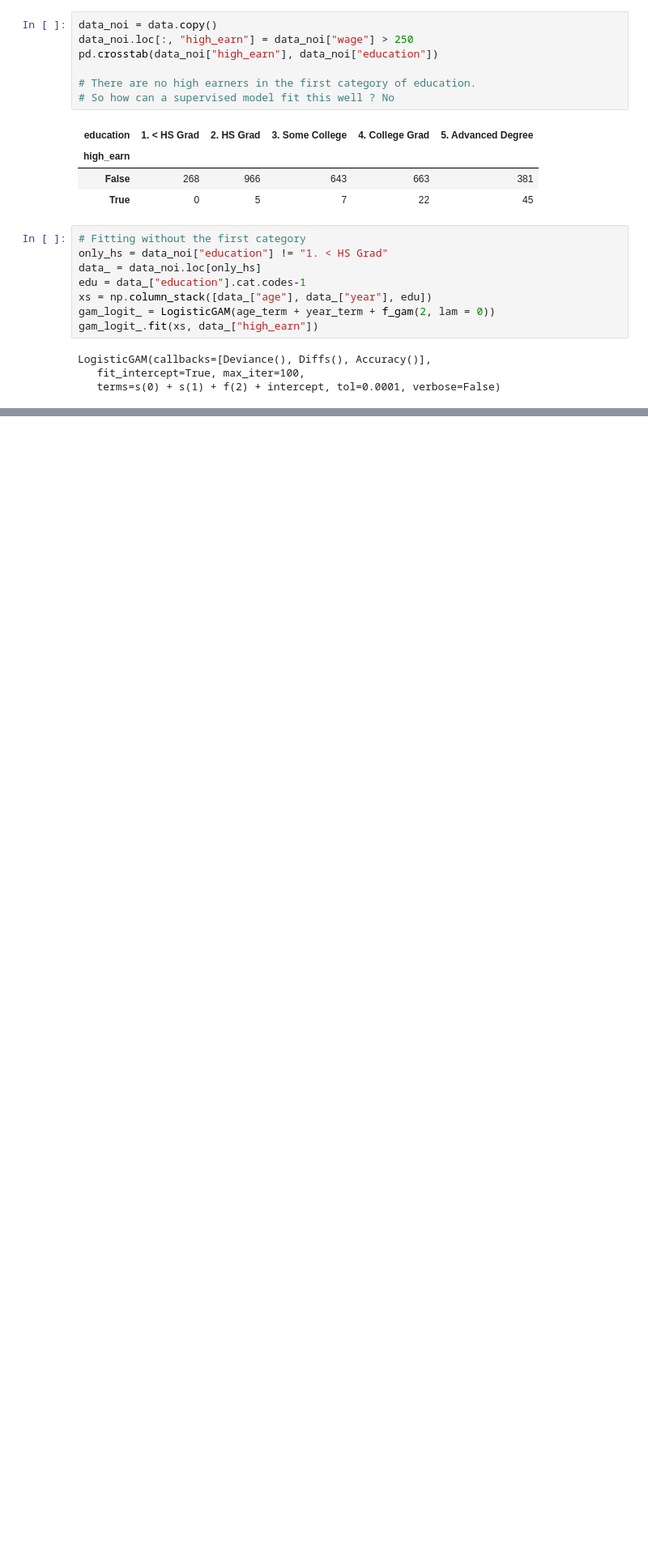
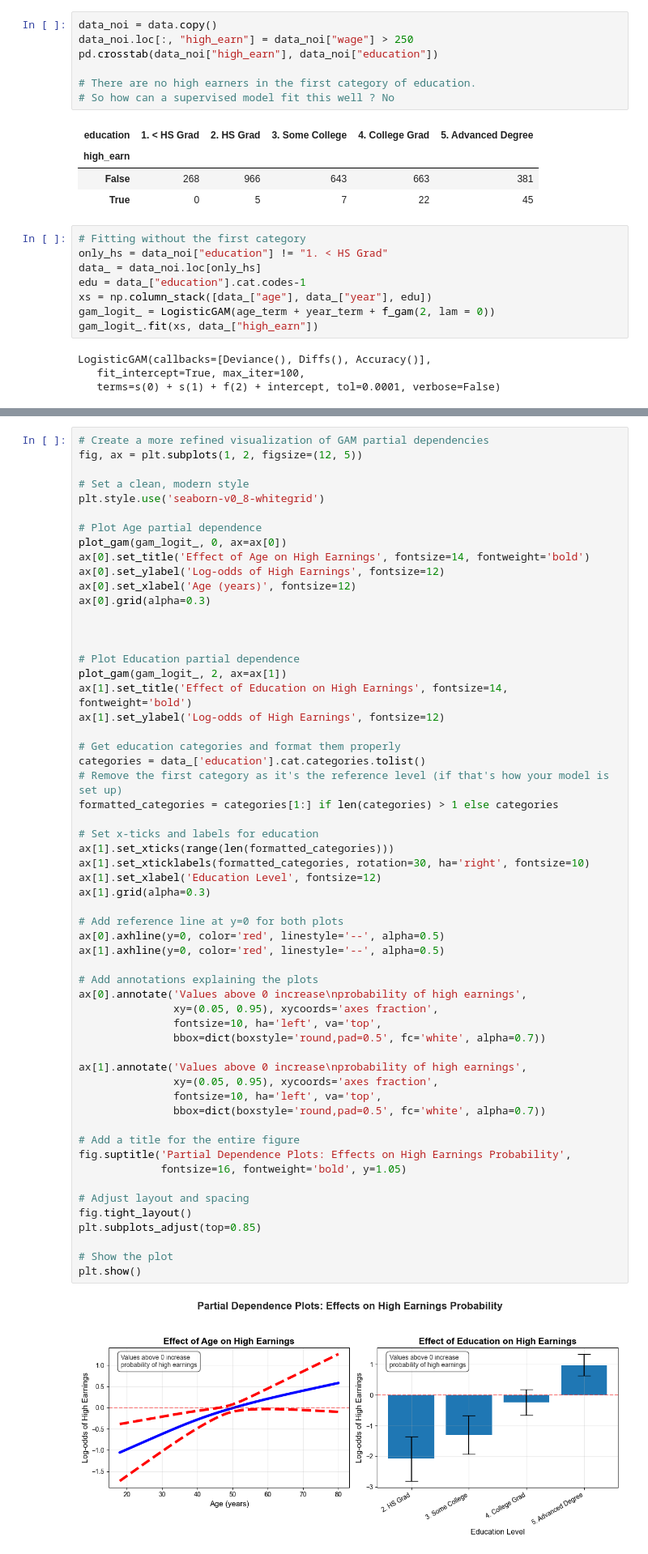
Before and after one commit to kkkamur07/ISL-Learning, a Jupyter notebook: NonLinearity/nonLinearityLab.ipynb, the cells around one changed output, grey strips where cells are left out. Shown at 81% size. Saved outputs shown, nothing was run; the diff lists cells and outputs as text; blank space fills up the shorter version.

```diff
--- a/NonLinearity/nonLinearityLab.ipynb
+++ b/NonLinearity/nonLinearityLab.ipynb
@@ -629,3 +630,62 @@ plt.show()
+# %%
+# Create a more refined visualization of GAM partial dependencies
+fig, ax = plt.subplots(1, 2, figsize=(12, 5))
+
+# Set a clean, modern style
+plt.style.use('seaborn-v0_8-whitegrid')
+
+# Plot Age partial dependence
+plot_gam(gam_logit_, 0, ax=ax[0])
+ax[0].set_title('Effect of Age on High Earnings', fontsize=14, fontweight='bold')
+ax[0].set_ylabel('Log-odds of High Earnings', fontsize=12)
+ax[0].set_xlabel('Age (years)', fontsize=12)
+ax[0].grid(alpha=0.3)
+
+
+
+# Plot Education partial dependence
+plot_gam(gam_logit_, 2, ax=ax[1])
+ax[1].set_title('Effect of Education on High Earnings', fontsize=14, fontweight='bold')
+ax[1].set_ylabel('Log-odds of High Earnings', fontsize=12)
+
+# Get education categories and format them properly
+categories = data_['education'].cat.categories.tolist()
+# Remove the first category as it's the reference level (if that's how your model is set up)
+formatted_categories = categories[1:] if len(categories) > 1 else categories
+
+# Set x-ticks and labels for education
+ax[1].set_xticks(range(len(formatted_categories)))
+ax[1].set_xticklabels(formatted_categories, rotation=30, ha='right', fontsize=10)
+ax[1].set_xlabel('Education Level', fontsize=12)
+ax[1].grid(alpha=0.3)
+
+# Add reference line at y=0 for both plots
+ax[0].axhline(y=0, color='red', linestyle='--', alpha=0.5)
+ax[1].axhline(y=0, color='red', linestyle='--', alpha=0.5)
+
+# Add annotations explaining the plots
+ax[0].annotate('Values above 0 increase\nprobability of high earnings',
+               xy=(0.05, 0.95), xycoords='axes fraction',
+               fontsize=10, ha='left', va='top',
+               bbox=dict(boxstyle='round,pad=0.5', fc='white', alpha=0.7))
+
+ax[1].annotate('Values above 0 increase\nprobability of high earnings',
+               xy=(0.05, 0.95), xycoords='axes fraction',
+               fontsize=10, ha='left', va='top',
+               bbox=dict(boxstyle='round,pad=0.5', fc='white', alpha=0.7))
+
+# Add a title for the entire figure
+fig.suptitle('Partial Dependence Plots: Effects on High Earnings Probability',
+             fontsize=16, fontweight='bold', y=1.05)
+
+# Adjust layout and spacing
+fig.tight_layout()
+plt.subplots_adjust(top=0.85)
+
+# Show the plot
+plt.show()
+# %% [output]
+[figure, added]
 # %%
 # Using local regression
 local_reg = sm.nonparametric.lowess
```
Also changed, not shown: parts of 6 cells of this notebook, 3 other files.
